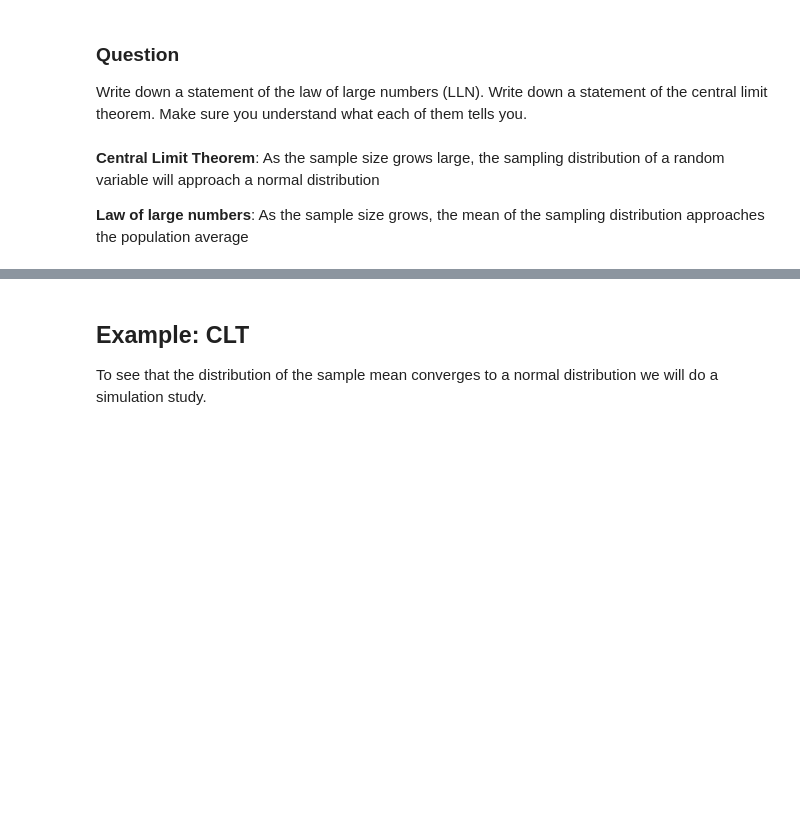
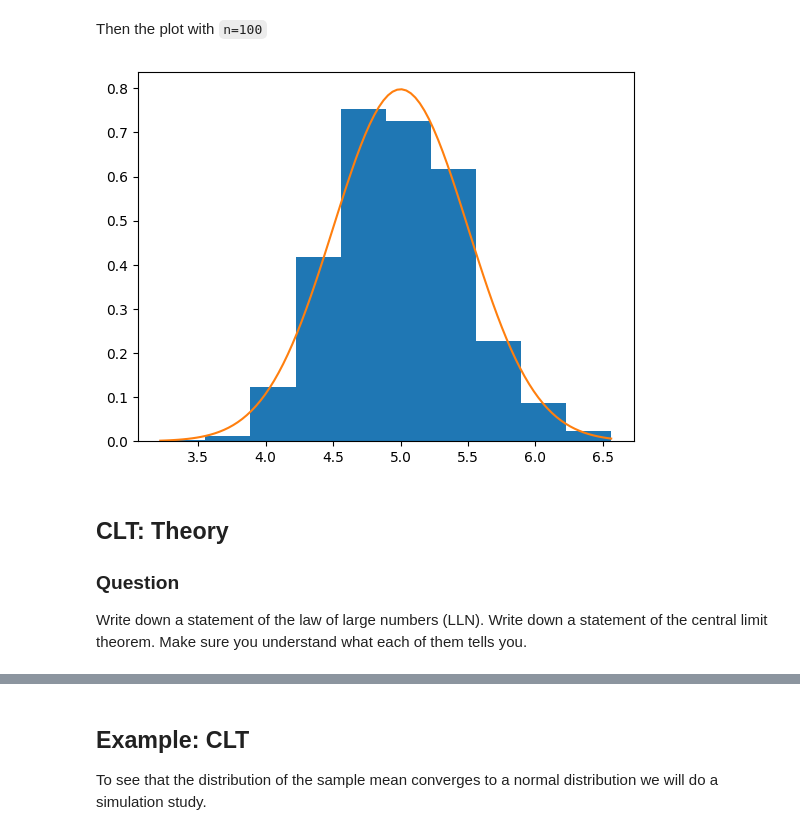
Before and after one commit to Rysias/aas-extended-examples, a Jupyter notebook: example-1/example-1-questions-JHR.ipynb, the cells around one changed output, grey strips where cells are left out. Cells and saved outputs as stored; diff of their text form; code cells hidden in the pictures; blank space fills up the shorter version.

```diff
--- a/example-1/example-1-questions-JHR.ipynb
+++ b/example-1/example-1-questions-JHR.ipynb
@@ -25,10 +152,22 @@ processes.
+# %% [markdown]
+Then the plot with `n=100`
+# %%
+n = 100
+rand_sms = rand_sample_means(n, 0.2)
+clt_xs = np.linspace(rand_sms.min(), rand_sms.max(), num=100)
+clt_ys = stats.norm.pdf(clt_xs, loc=5, scale=5/np.sqrt(n))
+
+plt.figure()
+plt.hist(rand_sms, density=True)
+plt.plot(clt_xs, clt_ys)
+plt.show()
+# %% [output]
+[figure, added]
 # %% [markdown]
+## CLT: Theory
+
 ### Question
 
 Write down a statement of the law of large numbers (LLN). Write down a
 statement of the central limit theorem. Make sure you understand what
 each of them tells you.
-# %% [markdown]
-**Central Limit Theorem**: As the sample size grows large, the sampling distribution of a random variable will approach a normal distribution
-
-**Law of large numbers**: As the sample size grows, the mean of the sampling distribution approaches the population average
```
Also changed, not shown: parts of 52 cells of this notebook, 1 other file.
